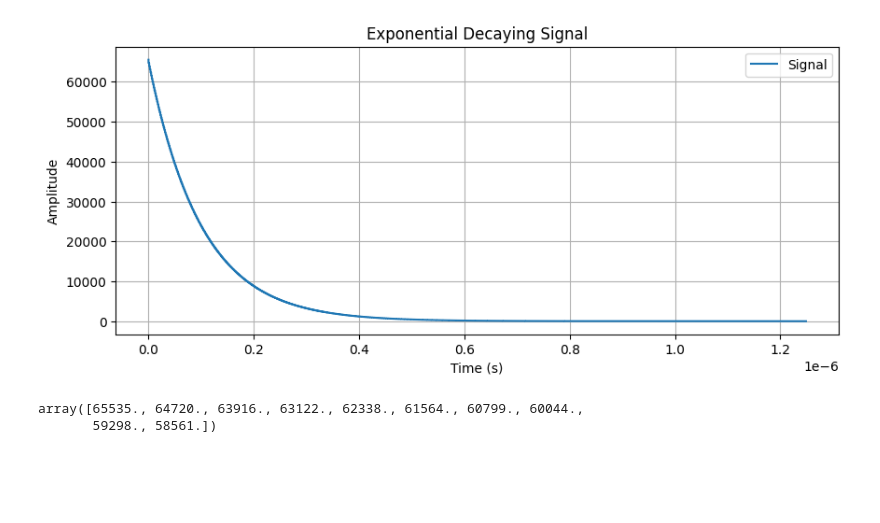
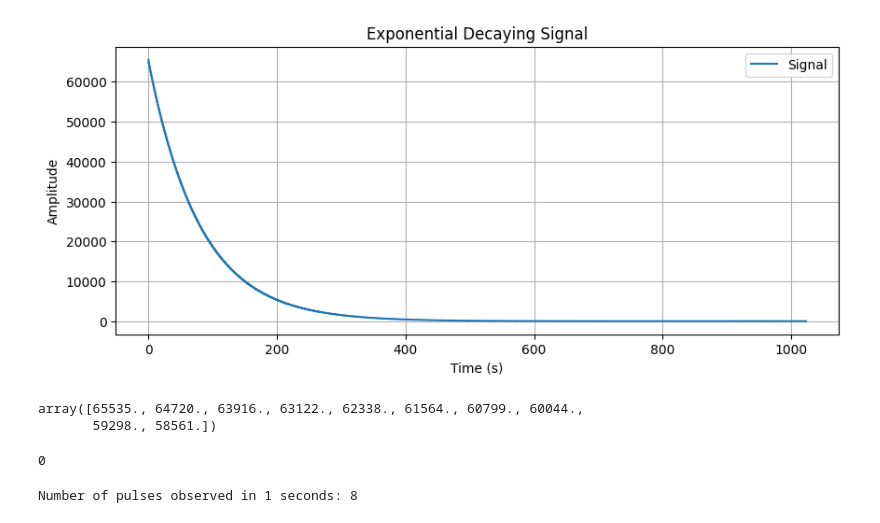
Before and after one commit to dcrovo/Neutrino-Pulse-Generator, a Jupyter notebook: test.ipynb, the cells around one changed output. Saved outputs shown, nothing was run; the diff lists cells and outputs as text; code cells hidden in the pictures; blank space fills up the shorter version.

```diff
--- a/test.ipynb
+++ b/test.ipynb
@@ -1,26 +1,48 @@
 # %%
 import matplotlib.pyplot as plt
 import numpy as np
 
-signal_data = np.genfromtxt('data/exponential_signal.csv', delimiter=',')
+signal_data = np.genfromtxt('build/data/exp_decay.csv', delimiter=',')
 
 sampling_rate = 800000000
 num_samples = len(signal_data)
-time_array = np.arange(num_samples) / sampling_rate
+time_array = np.arange(num_samples)
 
 # Plot the signal
 plt.figure(figsize=(10, 4))
 plt.step(time_array,signal_data, label='Signal')
 plt.xlabel('Time (s)')
 plt.ylabel('Amplitude')
 plt.title('Exponential Decaying Signal')
 plt.legend()
 plt.grid()
 plt.show()
 # %% [output]
-[figure, old version]
+[figure, new version]
-# %%
-signal_data
-# %% [output]
-array([65535., 64720., 63916., 63122., 62338., 61564., 60799., 60044.,
-       59298., 58561.])
+# %%
+NUM_SENSORS = 8
+SIMULATION_TIME = 1
+SAMPLE_FREQ = 800e6
+# %% [output]
+array([65535., 64720., 63916., 63122., 62338., 61564., 60799., 60044.,
+       59298., 58561.])
+# %%
+np.random.poisson()
+# %% [output]
+0
+# %%
+import numpy as np
+
+# Average rate of decays per second (activity in Bq)
+average_rate = 10
+
+# Time interval (in seconds) over which to observe decays
+time_interval = 1  # You can adjust this based on your specific time interval
+
+# Generate a random number of pulses based on Poisson distribution
+num_pulses = np.random.poisson(average_rate * time_interval)
+
+# Print the number of pulses observed in this time interval
+print(f"Number of pulses observed in {time_interval} seconds: {num_pulses}")
+# %% [output]
+Number of pulses observed in 1 seconds: 8
```
Also changed, not shown: parts of 4 cells of this notebook, 24 other files.
